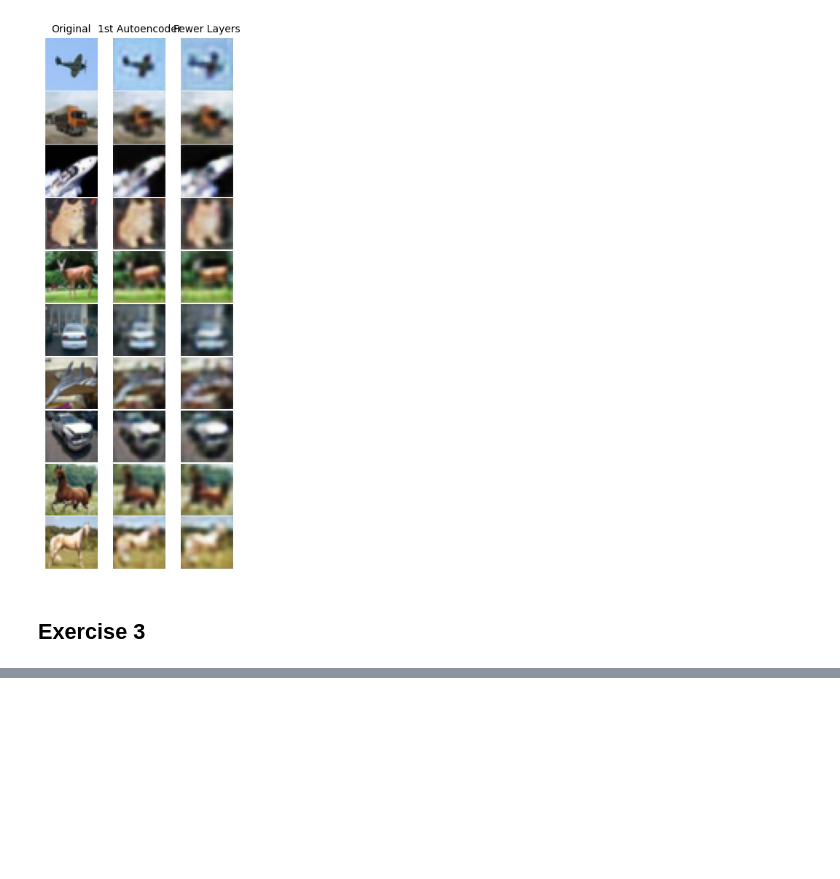
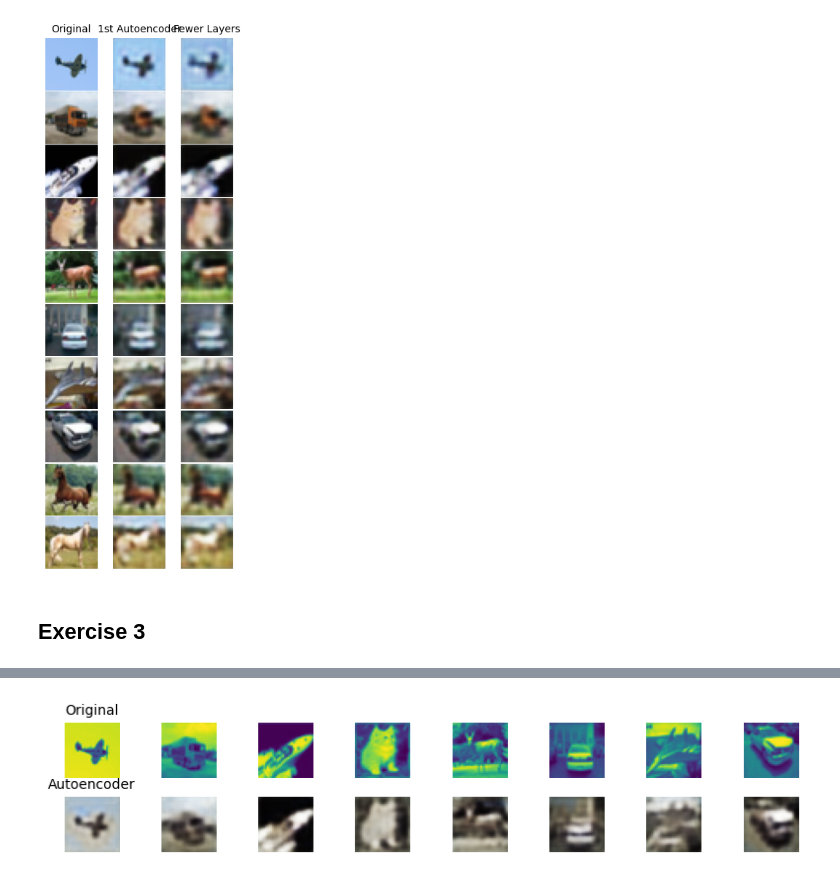
Before and after one commit to yadderace/ai-labs, a Jupyter notebook: advanced_ml/assignments/assignment2/autoencoders.ipynb, the cells around one changed output, grey strips where cells are left out. Drawn from its saved outputs; the diff is of its cells as text; code cells hidden in the pictures; blank space fills up the shorter version.

```diff
--- a/advanced_ml/assignments/assignment2/autoencoders.ipynb
+++ b/advanced_ml/assignments/assignment2/autoencoders.ipynb
@@ -109,0 +44,27 @@ def build_autoencoder_increased_filter_size(input_shape=(32, 32, 3), filter_size
+# %%
+def build_grayscale_autoencoder(input_shape=(32, 32, 1)):
+    # Input layer
+    input_layer = tf.keras.layers.Input(shape=input_shape)
+
+    # Encoder
+    x = tf.keras.layers.Conv2D(8, (3, 3), activation='relu', padding='same')(input_layer)
+    x = tf.keras.layers.MaxPooling2D((2, 2), padding='same')(x)
+    x = tf.keras.layers.Conv2D(12, (3, 3), activation='relu', padding='same')(x)
+    x = tf.keras.layers.MaxPooling2D((2, 2), padding='same')(x)
+
+    # Latent Space
+    encoded = tf.keras.layers.Conv2D(16, (3, 3), activation='relu', padding='same')(x)
+
+    # Decoder
+    x = tf.keras.layers.UpSampling2D((2, 2))(encoded)
+    x = tf.keras.layers.Conv2D(12, (3, 3), activation='relu', padding='same')(x)
+    x = tf.keras.layers.UpSampling2D((2, 2))(x)
+    decoded = tf.keras.layers.Conv2D(3, (3, 3), activation='sigmoid', padding='same')(x)
+
+    # Create the autoencoder model
+    autoencoder = tf.keras.models.Model(input_layer, decoded)
+
+    autoencoder.compile(optimizer='adam', loss='mse')
+    autoencoder.summary()
+
+    return autoencoder
@@ -610,6 +870,6 @@ def rgb_to_gray(images):
     """Convert RGB [N,32,32,3] → Grayscale [N,32,32,1]."""
     return np.dot(images[...,:3], [0.299, 0.587, 0.114])[..., np.newaxis]
 
-x_train_gray = rgb_to_gray(x_train)
-x_val_gray   = rgb_to_gray(x_val)
-x_test_gray  = rgb_to_gray(x_test)
+x_train_gray = tf.image.rgb_to_grayscale(x_train) # rgb_to_gray(x_train)
+x_val_gray   = tf.image.rgb_to_grayscale(x_val) # rgb_to_gray(x_val)
+x_test_gray  = tf.image.rgb_to_grayscale(x_test) # rgb_to_gray(x_test)
@@ -618,4 +876,4 @@ Training data: (48000, 32, 32, 1) -> (48000, 32, 32, 3)
 # %%
 # Build the autoencoder
-autoencoder_gray_color = build_autoencoder(input_shape=(32, 32, 1))
+autoencoder_gray_color = build_grayscale_autoencoder(input_shape=(32, 32, 1))
 # %% [output]
@@ -674,3 +928,7 @@ Test Loss: 0.0061337812803685665
 # %%
 # Plot training history
 plot_training_history(train_history)
+# %%
+# Plotting images
+plot_images([autoencoder_gray_color], ['Autoencoder'], images = x_test_gray, n = 8)
+# %% [output]
@@ -676,0 +936 @@ plot_training_history(train_history)
+[figure, added]
```
Also changed, not shown: parts of 57 cells of this notebook, 3 other files.
